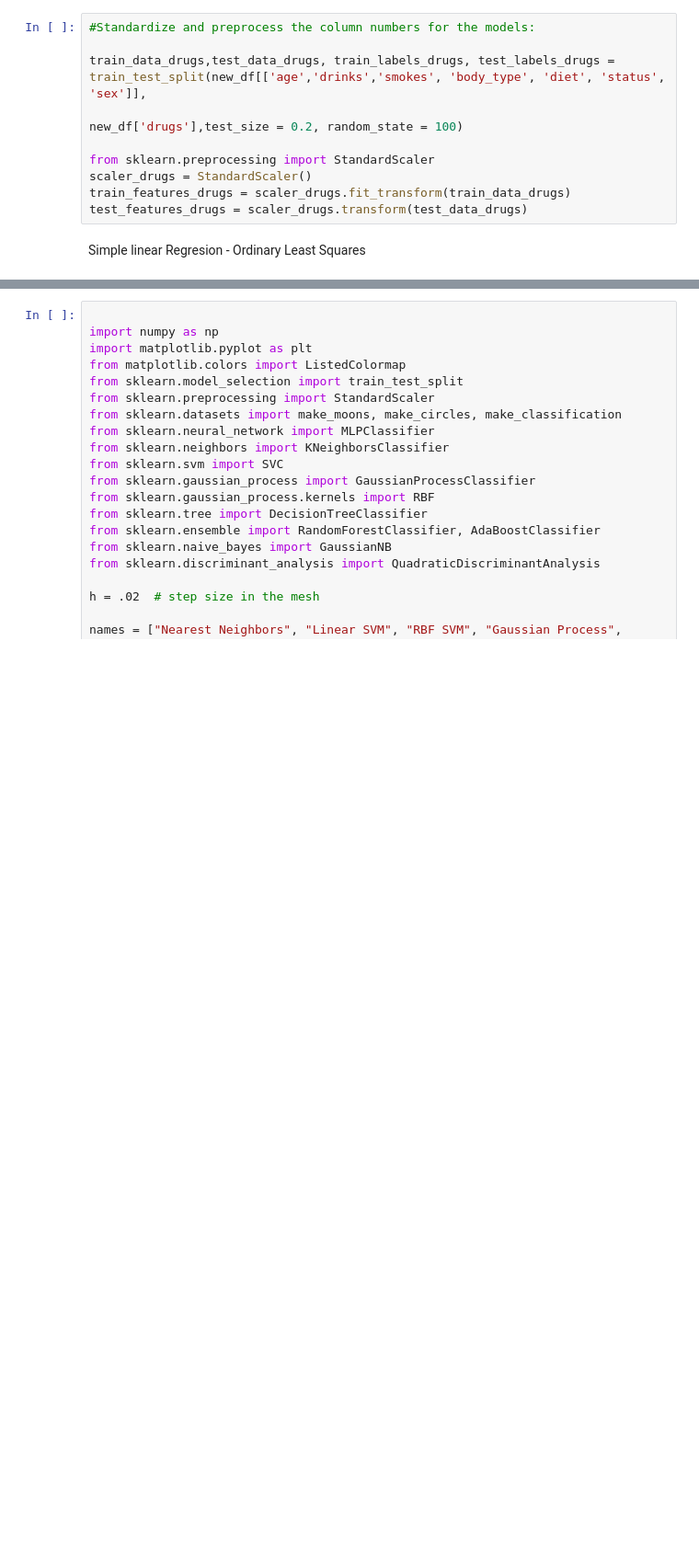
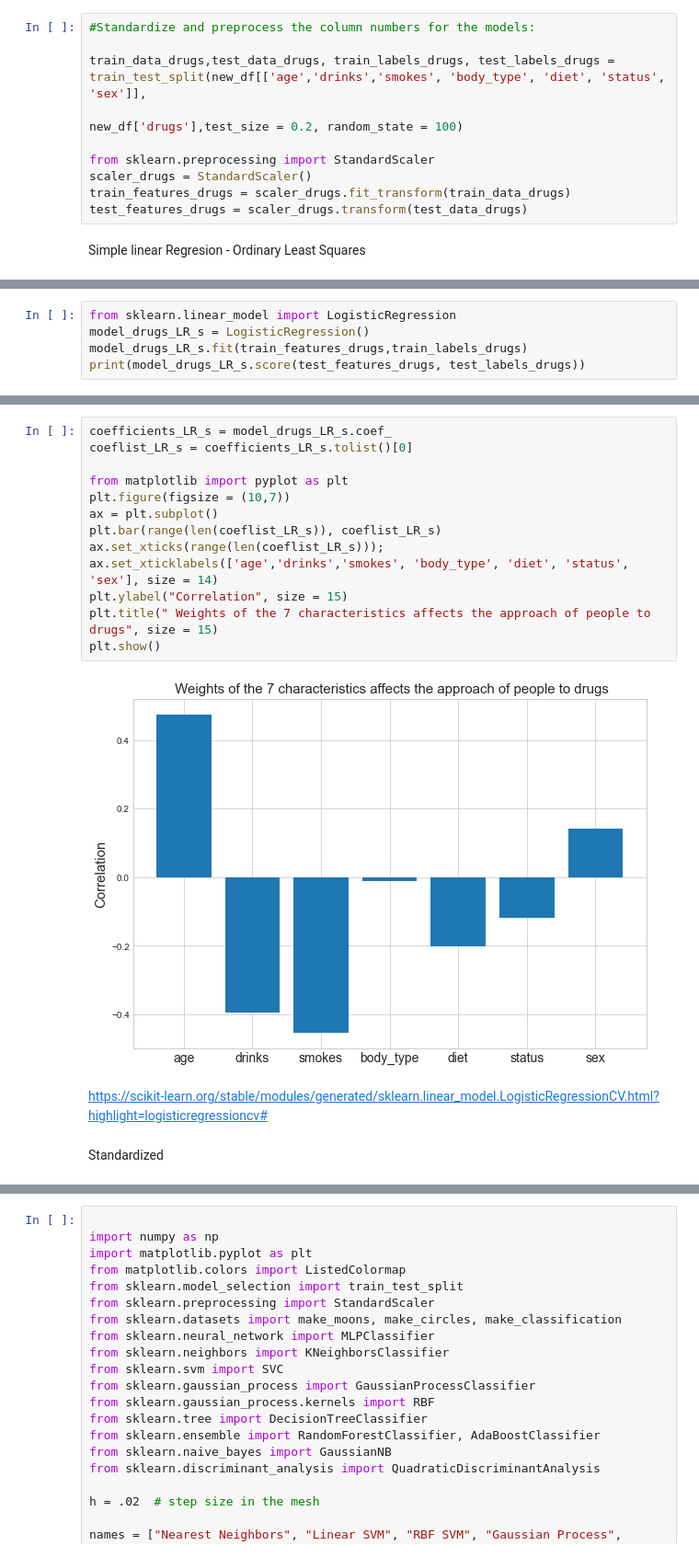
Before and after one commit to 4tolon/Date_a_Scientist, a Jupyter notebook: date-a-scientist.ipynb, the cells around one changed output, grey strips where cells are left out. Shown at 92% size. Saved outputs shown, nothing was run; the diff lists cells and outputs as text; blank space fills up the shorter version.

```diff
--- a/date-a-scientist.ipynb
+++ b/date-a-scientist.ipynb
@@ -698,0 +636,5 @@ print(model_drugs.score(test_features_drugs, test_labels_drugs))
+# %%
+from sklearn.linear_model import LogisticRegression
+model_drugs_LR_s = LogisticRegression()
+model_drugs_LR_s.fit(train_features_drugs,train_labels_drugs)
+print(model_drugs_LR_s.score(test_features_drugs, test_labels_drugs))
@@ -698,0 +659,19 @@ print(model_drugs.score(test_features_drugs, test_labels_drugs))
+# %%
+coefficients_LR_s = model_drugs_LR_s.coef_
+coeflist_LR_s = coefficients_LR_s.tolist()[0]
+
+from matplotlib import pyplot as plt
+plt.figure(figsize = (10,7))
+ax = plt.subplot()
+plt.bar(range(len(coeflist_LR_s)), coeflist_LR_s)
+ax.set_xticks(range(len(coeflist_LR_s)));
+ax.set_xticklabels(['age','drinks','smokes', 'body_type', 'diet', 'status', 'sex'], size = 14)
+plt.ylabel("Correlation", size = 15)
+plt.title(" Weights of the 7 characteristics affects the approach of people to drugs", size = 15)
+plt.show()
+# %% [output]
+[figure, added]
+# %% [markdown]
+https://scikit-learn.org/stable/modules/generated/sklearn.linear_model.LogisticRegressionCV.html?highlight=logisticregressioncv#
+# %% [markdown]
+Standardized
```
Also changed, not shown: parts of 102 cells of this notebook.
